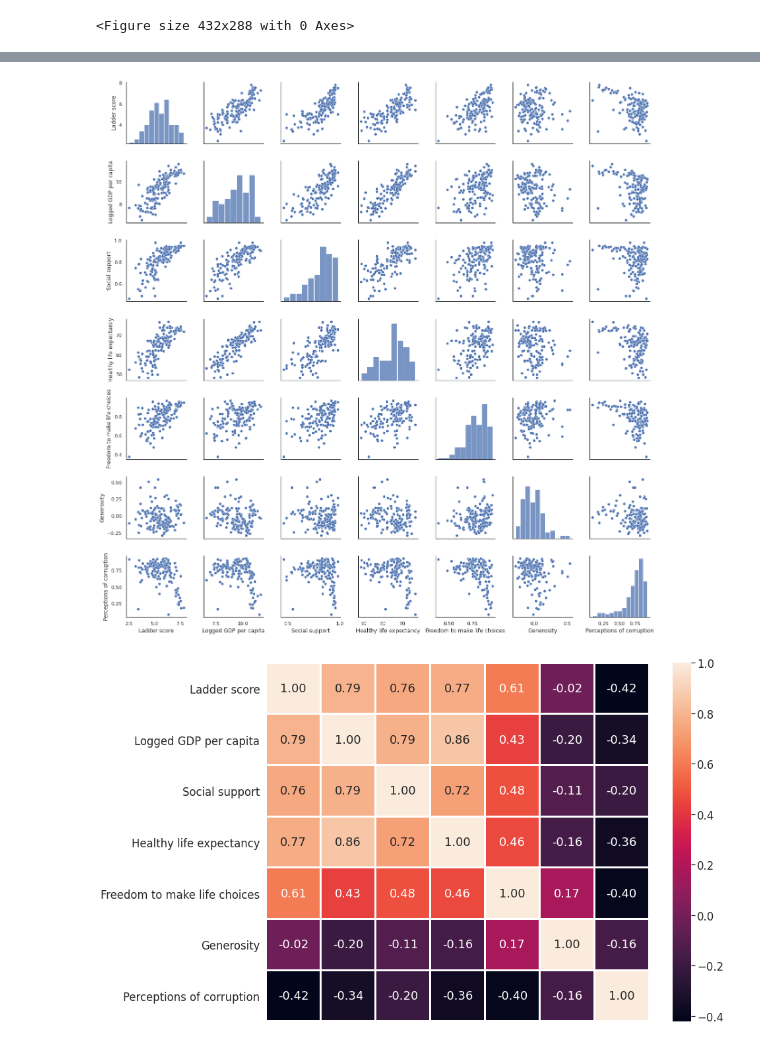
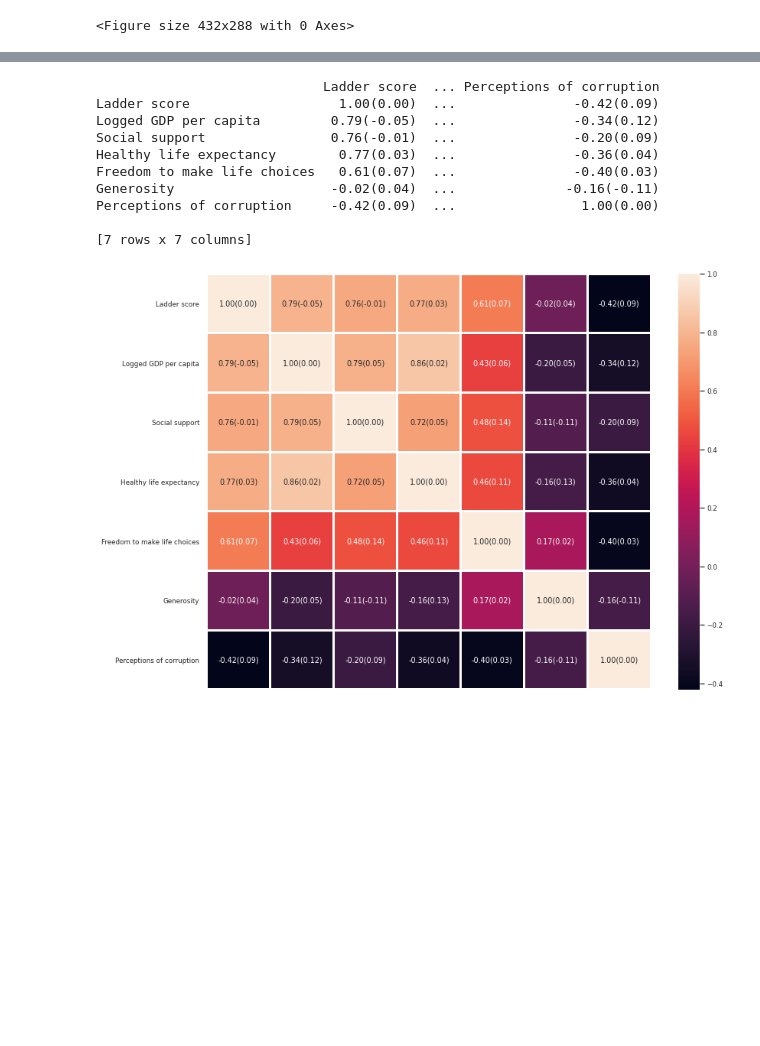
Before and after one commit to k-girish/world-happiness, a Jupyter notebook: notebooks/visiualization.ipynb, the cells around one changed output, grey strips where cells are left out. Drawn from its saved outputs; the diff is of its cells as text; code cells hidden in the pictures; blank space fills up the shorter version.

```diff
--- a/notebooks/visiualization.ipynb
+++ b/notebooks/visiualization.ipynb
@@ -64,2 +242,36 @@ mapWorld(data,2015)
+# %%
+  datay = data[data['year'] == 2021]
+  datapre = data[data['year'] == 2020]
+  #data21.to_csv('2021.csv', index=False) #index: Write row names (index).
+  #datay.columns
+  col = ['Ladder score','Logged GDP per capita', 'Social support', 'Healthy life expectancy','Freedom to make life choices', 'Generosity',
+        'Perceptions of corruption']
+  cor = datay[col].corr().round(2)
+  corpre =  datapre[col].corr().round(2)
+  cordiff = cor - corpre
+
+  for i in col:
+    for j in col:
+      cor[i][j] = format('%1.2f(%1.2f)' %(cor[i][j],cordiff[i][j]))
+
+  print(cor)
+
+
+  fig = plt.figure(figsize=(13,10))
+  sns.set(style="white",font_scale=0.8)
+  sns.heatmap(datay[col].corr(),fmt='', annot=cor,xticklabels=False,linewidth=2)
+  fig.savefig('2021_cor_nume.png')
+# %% [output]
+                             Ladder score  ... Perceptions of corruption
+Ladder score                   1.00(0.00)  ...               -0.42(0.09)
+Logged GDP per capita         0.79(-0.05)  ...               -0.34(0.12)
+Social support                0.76(-0.01)  ...               -0.20(0.09)
+Healthy life expectancy        0.77(0.03)  ...               -0.36(0.04)
+Freedom to make life choices   0.61(0.07)  ...               -0.40(0.03)
+Generosity                    -0.02(0.04)  ...              -0.16(-0.11)
+Perceptions of corruption     -0.42(0.09)  ...                1.00(0.00)
+
+[7 rows x 7 columns]
+[figure, added]
 # %%
 #show an example of a specific year y, pairplot and numeric correlation and 2 factors corr
@@ -101,5 +300,2 @@ def showyear(data,y):
 # %%
-showyear(data,2021)
+showyear(data,2020)
-# %% [output]
-[figure, removed]
-[figure, removed]
```
Also changed, not shown: parts of 14 cells of this notebook.
